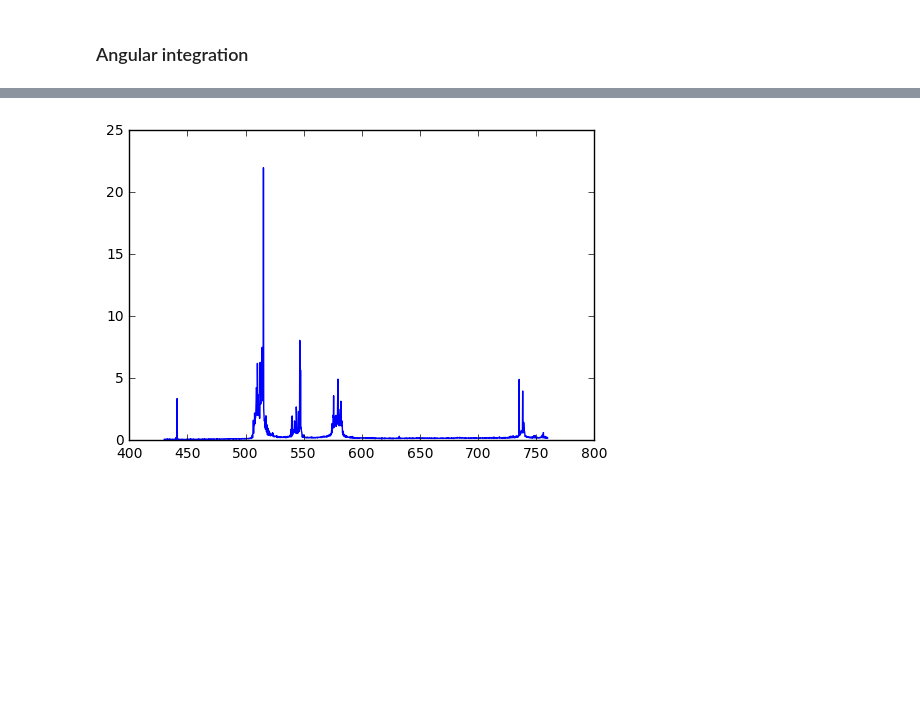
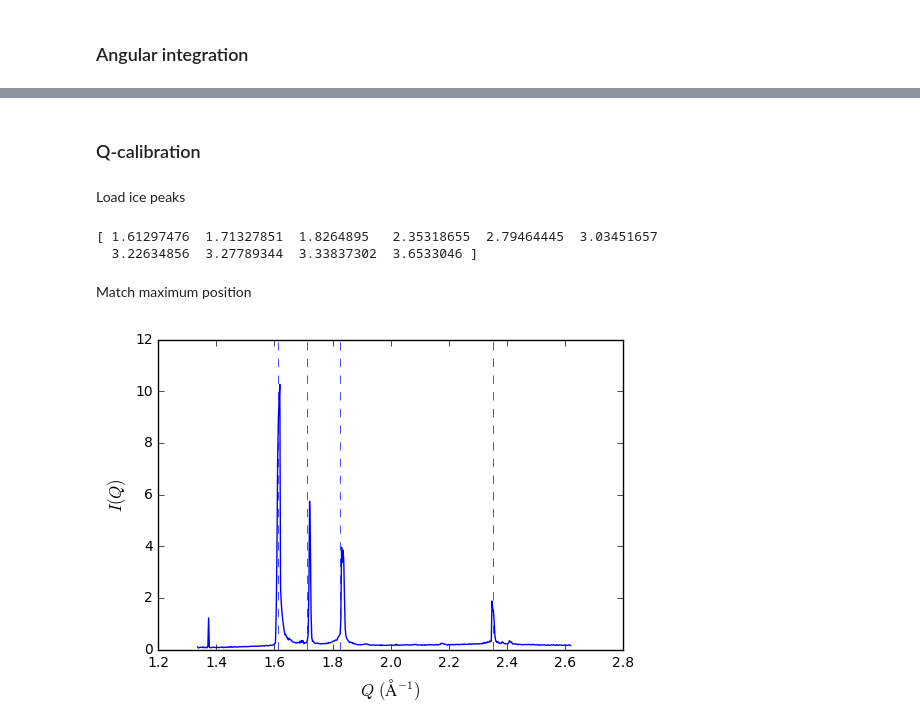
Before and after one commit to fperakis/XRD-tools, a Jupyter notebook: examples/03_cbf_files.ipynb, the cells around one changed output, grey strips where cells are left out. Saved outputs shown, nothing was run; the diff lists cells and outputs as text; code cells hidden in the pictures; blank space fills up the shorter version.

```diff
--- a/examples/03_cbf_files.ipynb
+++ b/examples/03_cbf_files.ipynb
@@ -61,5 +77,29 @@ plt.show()
-# %%
-plt.plot(qbin,Iq)
-plt.show()
-# %% [output]
-[figure, removed]
+# %% [markdown]
+### Q-calibration
+# %% [markdown]
+Load ice peaks
+# %%
+ice_Ih = iceIh_peaks()
+print ice_Ih
+
+qmax = ice_Ih[0]
+dq = ice_Ih[3]-ice_Ih[0]
+# %% [output]
+[ 1.61297476  1.71327851  1.8264895   2.35318655  2.79464445  3.03451657
+  3.22634856  3.27789344  3.33837302  3.6533046 ]
+# %% [markdown]
+Match maximum position
+# %%
+qmax_bin = peaks[0]#qbin[Iq==max(Iq)]
+dq_bin   = peaks[3]-peaks[0]
+
+q = (qbin-qbin_max)*dq/dq_bin+qmax
+# %%
+plt.plot(q,Iq)
+for i in range(4):
+    plt.axvline(x=ice_Ih[i],ls='--',lw=0.5)
+plt.ylabel(r'$I(Q)$',size=12)
+plt.xlabel(r'$Q$ $\rm(\AA^{-1})$',size=12)
+plt.show()
+# %% [output]
+[figure, added]
```
Also changed, not shown: parts of 7 cells of this notebook, 1 other file.
